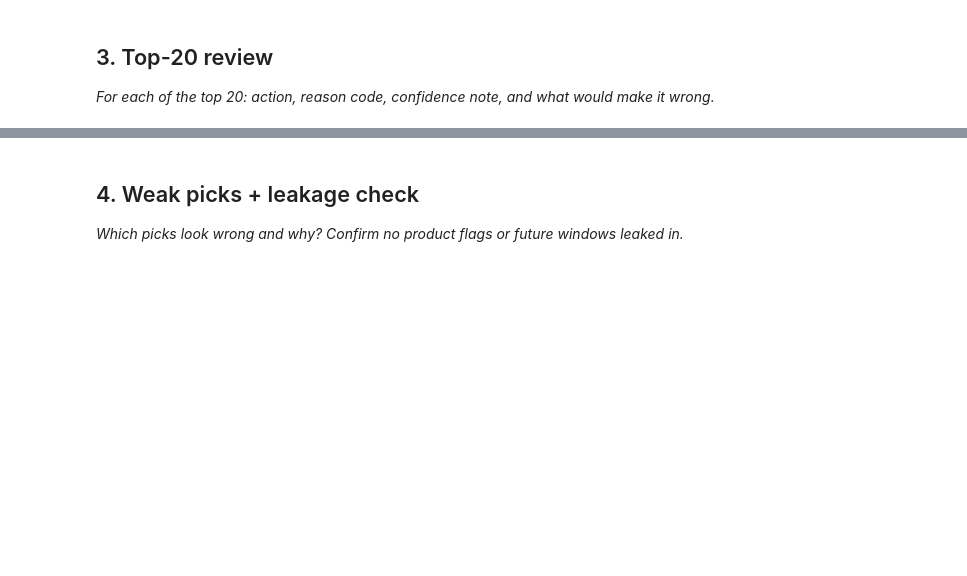
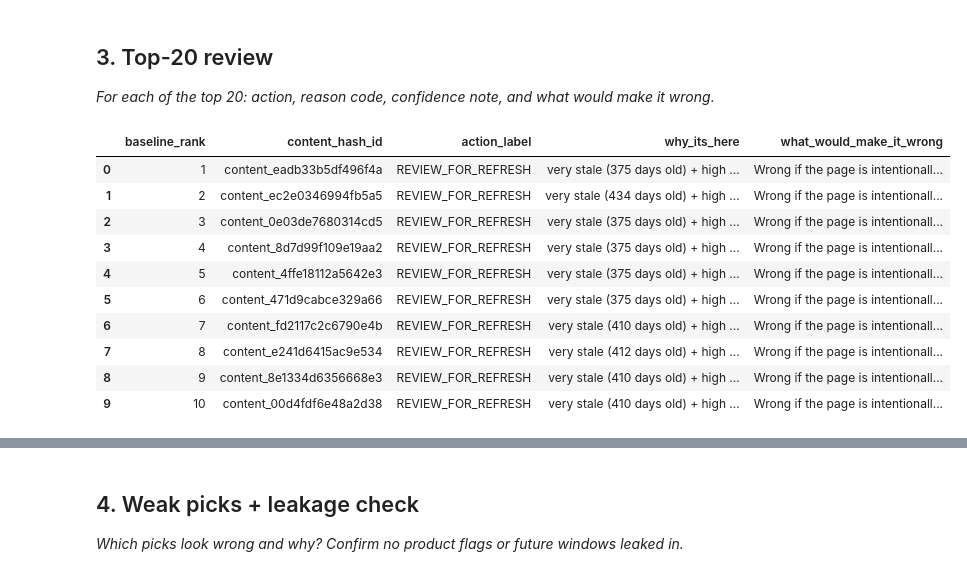
Before and after one commit to Cooper30/flyrank-ml-internship, a Jupyter notebook: work/notebooks/w04_baseline_score.ipynb, the cells around one changed output, grey strips where cells are left out. Drawn from its saved outputs; the diff is of its cells as text; code cells hidden in the pictures; blank space fills up the shorter version.

```diff
--- a/work/notebooks/w04_baseline_score.ipynb
+++ b/work/notebooks/w04_baseline_score.ipynb
@@ -29,0 +549,89 @@ This skeleton is yours to fill. Work the sections **in order** — each one has
+# %%
+# ==================================================
+# TOP-10 MANUAL REVIEW
+# ==================================================
+
+top10_review = queue.head(10).copy()
+
+
+def explain_why(row):
+    reasons = []
+
+    if row["content_age_days"] >= 365:
+        reasons.append(
+            f"very stale ({int(row['content_age_days'])} days old)"
+        )
+    elif row["content_age_days"] >= 180:
+        reasons.append(
+            f"stale ({int(row['content_age_days'])} days old)"
+        )
+
+    if row["impressions_march"] >= 5000:
+        reasons.append(
+            f"high search volume ({int(row['impressions_march']):,} March impressions)"
+        )
+    elif row["impressions_march"] >= 500:
+        reasons.append(
+            f"still visible ({int(row['impressions_march']):,} March impressions)"
+        )
+
+    return " + ".join(reasons)
+
+
+def what_would_make_it_wrong(row):
+    return (
+        "Wrong if the page is intentionally evergreen/current, "
+        "the created date does not reflect its latest update, "
+        "or the search volume does not represent a real refresh opportunity."
+    )
+
+
+top10_review["why_its_here"] = top10_review.apply(
+    explain_why,
+    axis=1
+)
+
+top10_review["what_would_make_it_wrong"] = top10_review.apply(
+    what_would_make_it_wrong,
+    axis=1
+)
+
+
+review_table = top10_review[
+    [
+        "baseline_rank",
+        "content_hash_id",
+        "action_label",
+        "why_its_here",
+        "what_would_make_it_wrong"
+    ]
+]
+
+
+display(review_table)
+
+
+print("\nTOP-10 REVIEW — ONE LINE EACH\n")
+
+for _, row in top10_review.iterrows():
+
+    print(
+        f"#{int(row['baseline_rank'])} | "
+        f"{row['content_hash_id']} | "
+        f"Action: {row['action_label']} | "
+        f"Why: {row['why_its_here']} | "
+        f"What would make it wrong: "
+        f"{row['what_would_make_it_wrong']}"
+    )
+# %% [output]
+|  | baseline_rank | content_hash_id | action_label | why_its_here | what_would_make_it_wrong |
+| 0 | 1 | content_eadb33b5df496f4a | REVIEW_FOR_REFRESH | very stale (375 days old) + high ... | Wrong if the page is intentionall... |
+| 1 | 2 | content_ec2e0346994fb5a5 | REVIEW_FOR_REFRESH | very stale (434 days old) + high ... | Wrong if the page is intentionall... |
+| 2 | 3 | content_0e03de7680314cd5 | REVIEW_FOR_REFRESH | very stale (375 days old) + high ... | Wrong if the page is intentionall... |
+| 3 | 4 | content_8d7d99f109e19aa2 | REVIEW_FOR_REFRESH | very stale (375 days old) + high ... | Wrong if the page is intentionall... |
+| 4 | 5 | content_4ffe18112a5642e3 | REVIEW_FOR_REFRESH | very stale (375 days old) + high ... | Wrong if the page is intentionall... |
+| 5 | 6 | content_471d9cabce329a66 | REVIEW_FOR_REFRESH | very stale (375 days old) + high ... | Wrong if the page is intentionall... |
+| 6 | 7 | content_fd2117c2c6790e4b | REVIEW_FOR_REFRESH | very stale (410 days old) + high ... | Wrong if the page is intentionall... |
+| 7 | 8 | content_e241d6415ac9e534 | REVIEW_FOR_REFRESH | very stale (412 days old) + high ... | Wrong if the page is intentionall... |
+| 8 | 9 | content_8e1334d6356668e3 | REVIEW_FOR_REFRESH | very stale (410 days old) + high ... | Wrong if the page is intentionall... |
+| 9 | 10 | content_00d4fdf6e48a2d38 | REVIEW_FOR_REFRESH | very stale (410 days old) + high ... | Wrong if the page is intentionall... |
```
Also changed, not shown: parts of 13 cells of this notebook.
